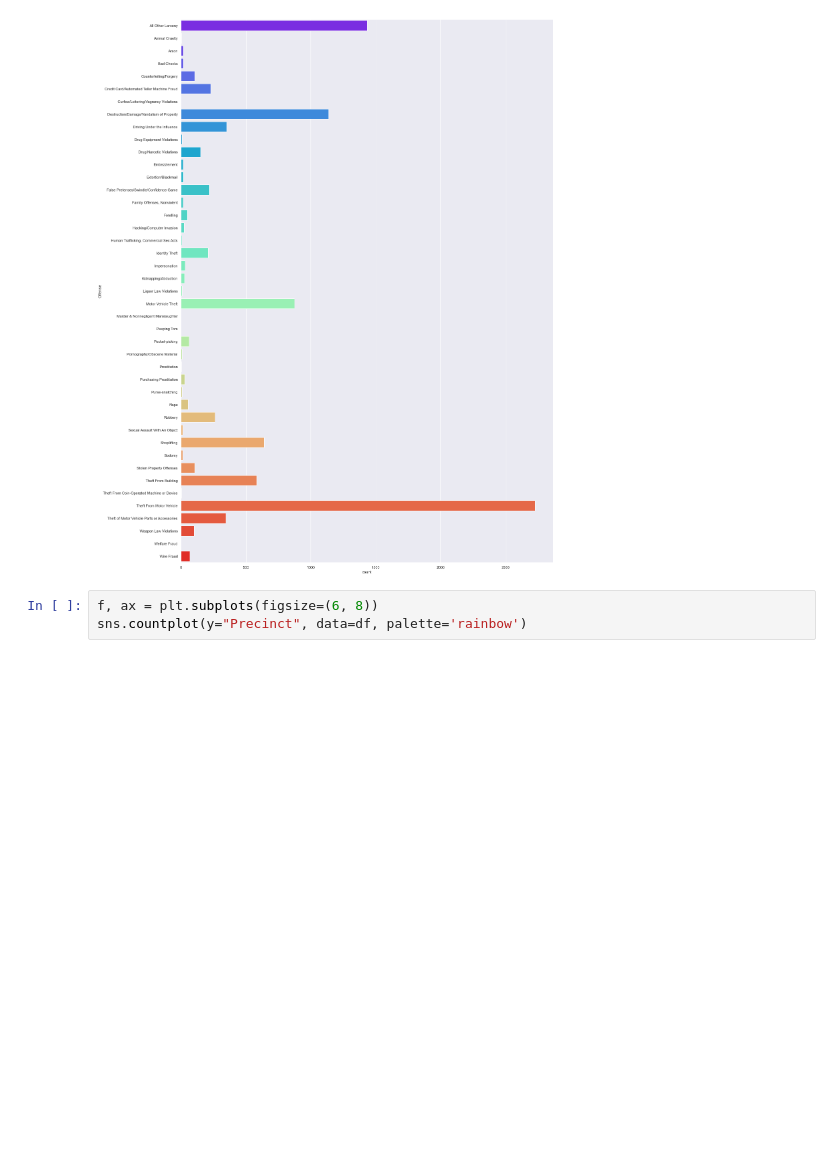
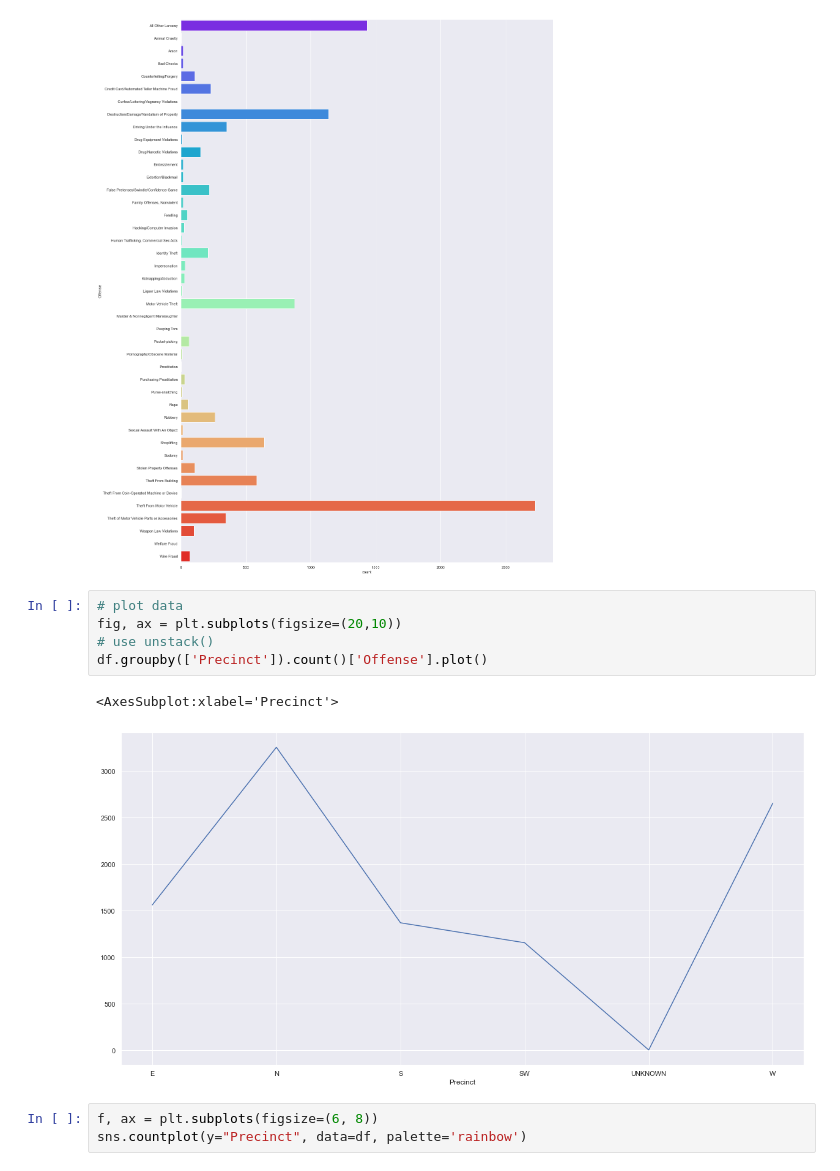
Before and after one commit to msenosain/spd-use-of-force_DS4A, a Jupyter notebook: notebooks/13_EDA_crime.ipynb, the cells around one changed output. Cells and saved outputs as stored; diff of their text form; blank space fills up the shorter version.

```diff
--- a/notebooks/13_EDA_crime.ipynb
+++ b/notebooks/13_EDA_crime.ipynb
@@ -265,6 +210,14 @@ sns.countplot(y="Offense", data=df, palette='rainbow')
 # %% [output]
 <AxesSubplot:xlabel='count', ylabel='Offense'>
 [figure]
+# %%
+# plot data
+fig, ax = plt.subplots(figsize=(20,10))
+# use unstack()
+df.groupby(['Precinct']).count()['Offense'].plot()
+# %% [output]
+<AxesSubplot:xlabel='Precinct'>
+[figure, added]
 # %%
 f, ax = plt.subplots(figsize=(6, 8))
 sns.countplot(y="Precinct", data=df, palette='rainbow')
```
Also changed, not shown: parts of 9 cells of this notebook.
